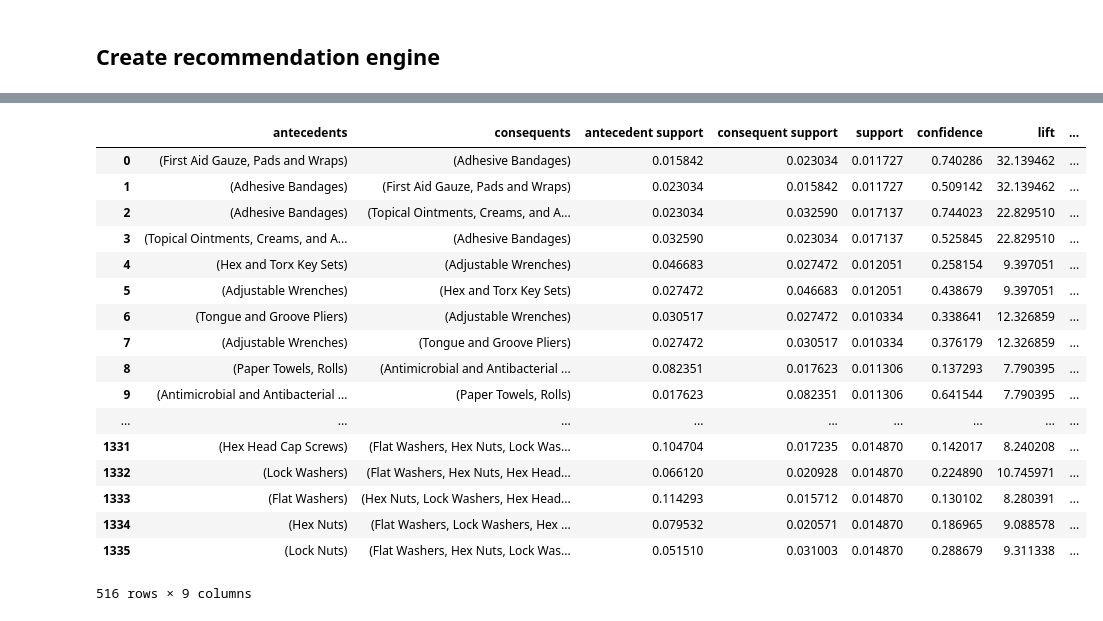
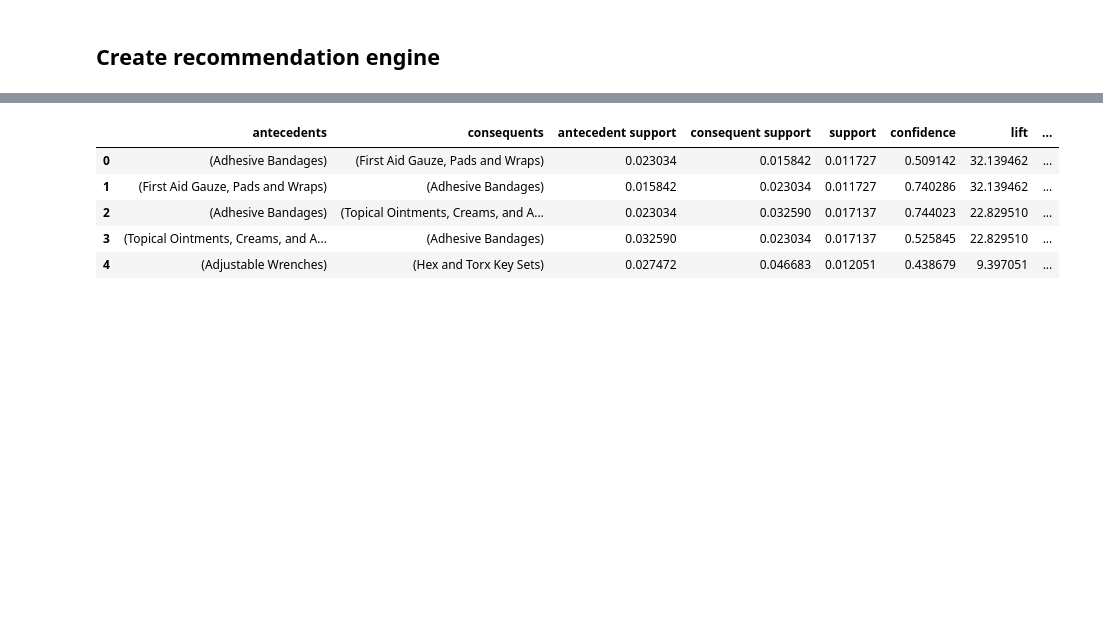
Before and after one commit to deejayrusso/E-Commerce-Recommendations, a Jupyter notebook: E-Commerce Recommendation Notebook.ipynb, the cells around one changed output, grey strips where cells are left out. Drawn from its saved outputs; the diff is of its cells as text; code cells hidden in the pictures; blank space fills up the shorter version.

Commit message:
Recommendations generated and saved

```diff
--- a/E-Commerce Recommendation Notebook.ipynb
+++ b/E-Commerce Recommendation Notebook.ipynb
@@ -375,23 +376,12 @@ rules.head()
 # %%
-# Filter items that have high confidence and lift
-rules[ (rules['lift'] >= 6) &
+# Filter items that have high confidence and lift and store in object to save
+saved_recs = rules[ (rules['lift'] >= 6) &
      rules['confidence'] >= 0.8]
+saved_recs.head()
 # %% [output]
 |  | antecedents | consequents | antecedent support | consequent support | support | confidence | lift | ... |
-| 0 | (First Aid Gauze, Pads and Wraps) | (Adhesive Bandages) | 0.015842 | 0.023034 | 0.011727 | 0.740286 | 32.139462 | ... |
-| 1 | (Adhesive Bandages) | (First Aid Gauze, Pads and Wraps) | 0.023034 | 0.015842 | 0.011727 | 0.509142 | 32.139462 | ... |
+| 0 | (Adhesive Bandages) | (First Aid Gauze, Pads and Wraps) | 0.023034 | 0.015842 | 0.011727 | 0.509142 | 32.139462 | ... |
+| 1 | (First Aid Gauze, Pads and Wraps) | (Adhesive Bandages) | 0.015842 | 0.023034 | 0.011727 | 0.740286 | 32.139462 | ... |
 | 2 | (Adhesive Bandages) | (Topical Ointments, Creams, and A... | 0.023034 | 0.032590 | 0.017137 | 0.744023 | 22.829510 | ... |
 | 3 | (Topical Ointments, Creams, and A... | (Adhesive Bandages) | 0.032590 | 0.023034 | 0.017137 | 0.525845 | 22.829510 | ... |
-| 4 | (Hex and Torx Key Sets) | (Adjustable Wrenches) | 0.046683 | 0.027472 | 0.012051 | 0.258154 | 9.397051 | ... |
-| 5 | (Adjustable Wrenches) | (Hex and Torx Key Sets) | 0.027472 | 0.046683 | 0.012051 | 0.438679 | 9.397051 | ... |
-| 6 | (Tongue and Groove Pliers) | (Adjustable Wrenches) | 0.030517 | 0.027472 | 0.010334 | 0.338641 | 12.326859 | ... |
-| 7 | (Adjustable Wrenches) | (Tongue and Groove Pliers) | 0.027472 | 0.030517 | 0.010334 | 0.376179 | 12.326859 | ... |
-| 8 | (Paper Towels, Rolls) | (Antimicrobial and Antibacterial ... | 0.082351 | 0.017623 | 0.011306 | 0.137293 | 7.790395 | ... |
-| 9 | (Antimicrobial and Antibacterial ... | (Paper Towels, Rolls) | 0.017623 | 0.082351 | 0.011306 | 0.641544 | 7.790395 | ... |
-| ... | ... | ... | ... | ... | ... | ... | ... | ... |
-| 1331 | (Hex Head Cap Screws) | (Flat Washers, Hex Nuts, Lock Was... | 0.104704 | 0.017235 | 0.014870 | 0.142017 | 8.240208 | ... |
-| 1332 | (Lock Washers) | (Flat Washers, Hex Nuts, Hex Head... | 0.066120 | 0.020928 | 0.014870 | 0.224890 | 10.745971 | ... |
-| 1333 | (Flat Washers) | (Hex Nuts, Lock Washers, Hex Head... | 0.114293 | 0.015712 | 0.014870 | 0.130102 | 8.280391 | ... |
-| 1334 | (Hex Nuts) | (Flat Washers, Lock Washers, Hex ... | 0.079532 | 0.020571 | 0.014870 | 0.186965 | 9.088578 | ... |
-| 1335 | (Lock Nuts) | (Flat Washers, Hex Nuts, Lock Was... | 0.051510 | 0.031003 | 0.014870 | 0.288679 | 9.311338 | ... |
+| 4 | (Adjustable Wrenches) | (Hex and Torx Key Sets) | 0.027472 | 0.046683 | 0.012051 | 0.438679 | 9.397051 | ... |
-516 rows × 9 columns
```
Also changed, not shown: parts of 6 cells of this notebook.
